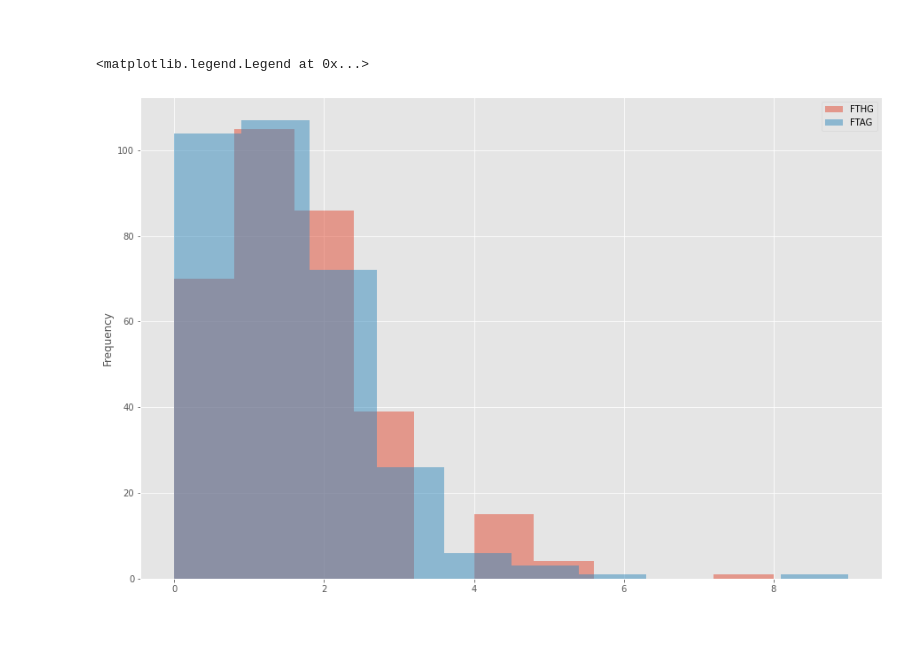
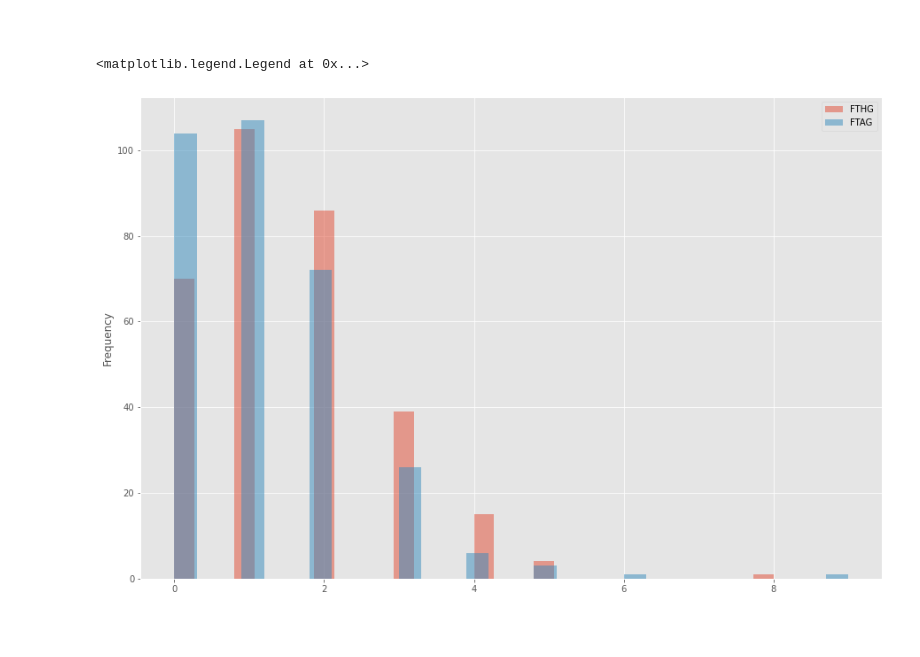
Before and after one commit to kmcd14/ProgrammingDA-project, a Jupyter notebook: data_sim.ipynb, the cells around one changed output. Drawn from its saved outputs; the diff is of its cells as text; code cells hidden in the pictures.

```diff
--- a/data_sim.ipynb
+++ b/data_sim.ipynb
@@ -509,13 +511,14 @@ As we can see, the majority of games ended in a home win.
 <br>
 # %%
 # Checking distribution from real world dataset
-data['FTHG'].plot.hist(alpha=0.5)
-data['FTAG'].plot.hist(alpha=0.5)
+data['FTHG'].plot.hist(alpha=0.5, bins=30)
+data['FTAG'].plot.hist(alpha=0.5, bins=30)
+
 
 plt.legend()
 # %% [output]
 <matplotlib.legend.Legend at 0x...>
-[figure, old version]
+[figure, new version]
 # %% [markdown]
 <br>
 # %% [markdown]
```
Also changed, not shown: parts of 11 cells of this notebook.
